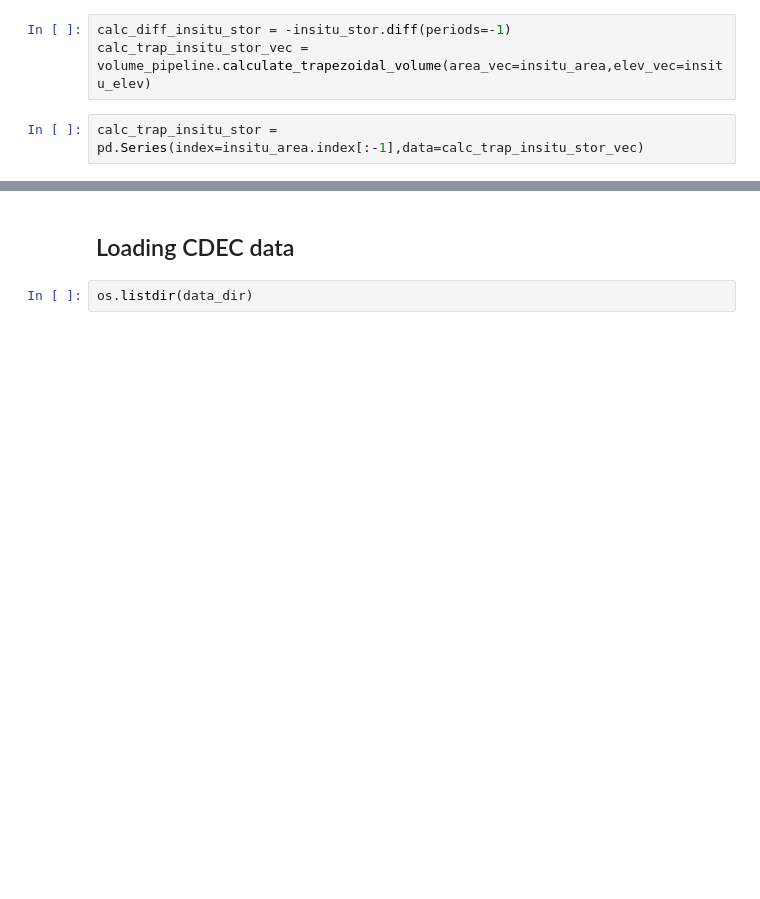
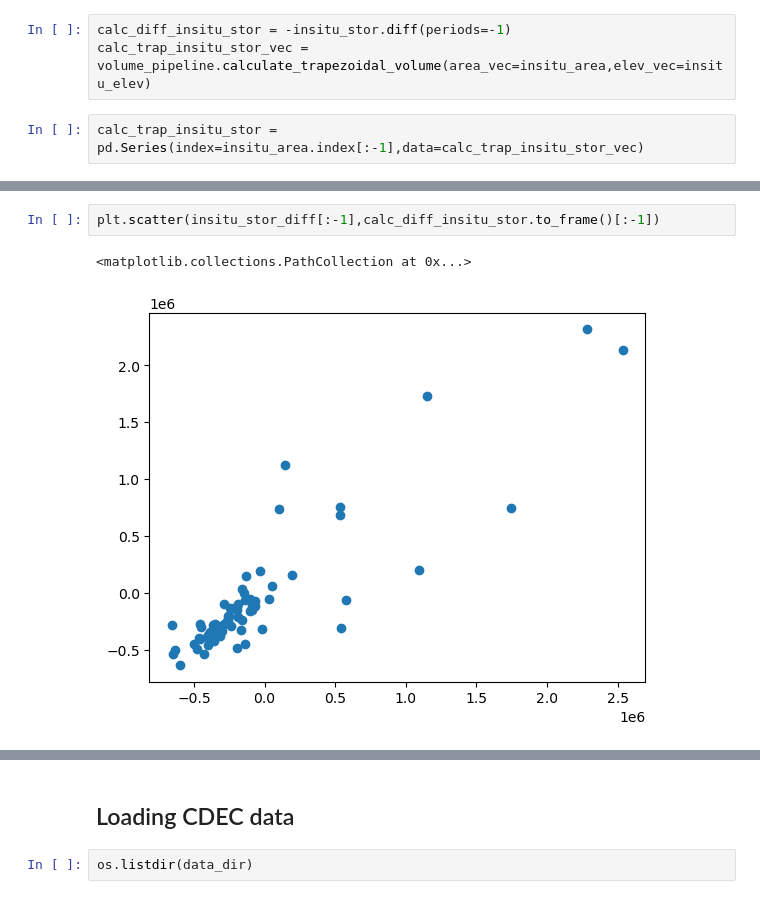
Before and after one commit to ascheliga/CYGNSS-GRACE, a Jupyter notebook: notebooks/exploratory_visualize_insitu.ipynb, the cells around one changed output, grey strips where cells are left out. Saved outputs shown, nothing was run; the diff lists cells and outputs as text; blank space fills up the shorter version.

```diff
--- a/notebooks/exploratory_visualize_insitu.ipynb
+++ b/notebooks/exploratory_visualize_insitu.ipynb
@@ -54,0 +61,5 @@ plt.legend()
+# %%
+plt.scatter(insitu_stor_diff[:-1],calc_diff_insitu_stor.to_frame()[:-1])
+# %% [output]
+<matplotlib.collections.PathCollection at 0x...>
+[figure, added]
```
Also changed, not shown: parts of 4 cells of this notebook.
